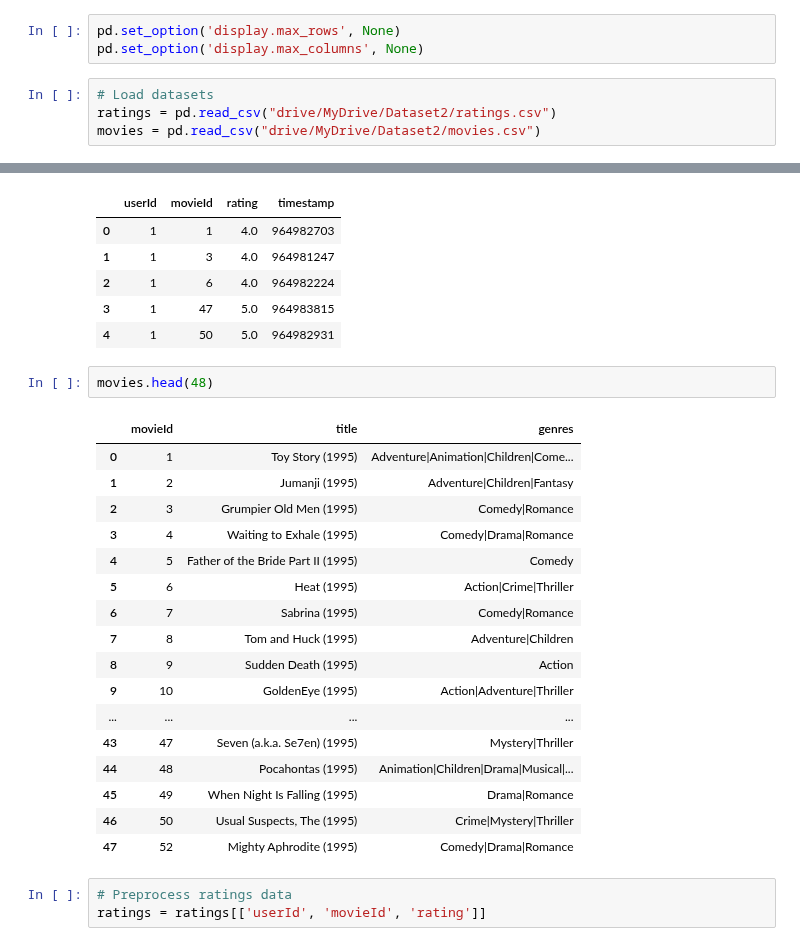
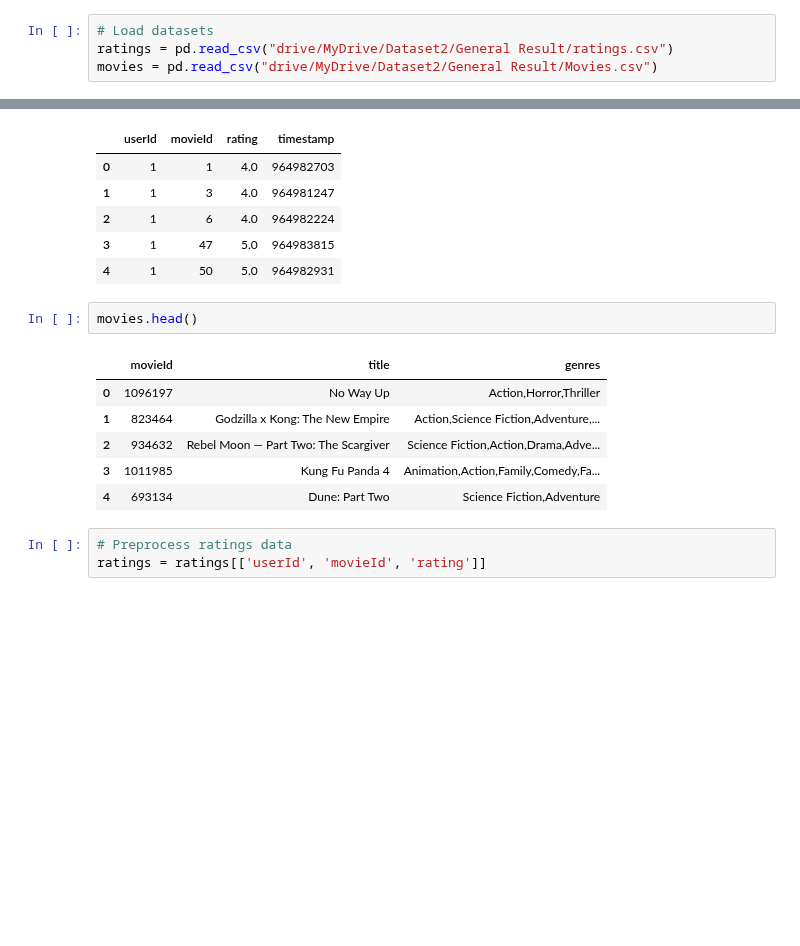
Before and after one commit to mohammed21kamall/Graduation-Project, a Jupyter notebook: Model AI/Collabirative Filtering/Collaborative_Filtering.ipynb, the cells around one changed output, grey strips where cells are left out. Saved outputs shown, nothing was run; the diff lists cells and outputs as text; blank space fills up the shorter version.

```diff
--- a/Model AI/Collabirative Filtering/Collaborative_Filtering.ipynb
+++ b/Model AI/Collabirative Filtering/Collaborative_Filtering.ipynb
@@ -10,11 +9,8 @@ from sklearn.neighbors import NearestNeighbors
 warnings.filterwarnings('ignore')
-# %%
-pd.set_option('display.max_rows', None)
-pd.set_option('display.max_columns', None)
 # %%
 # Load datasets
-ratings = pd.read_csv("drive/MyDrive/Dataset2/ratings.csv")
-movies = pd.read_csv("drive/MyDrive/Dataset2/movies.csv")
+ratings = pd.read_csv("drive/MyDrive/Dataset2/General Result/ratings.csv")
+movies = pd.read_csv("drive/MyDrive/Dataset2/General Result/Movies.csv")
 # %%
 ratings.head()
 # %% [output]
@@ -25,25 +21,14 @@ ratings.head()
 | 3 | 1 | 47 | 5.0 | 964983815 |
 | 4 | 1 | 50 | 5.0 | 964982931 |
 # %%
-movies.head(48)
+movies.head()
 # %% [output]
 |  | movieId | title | genres |
-| 0 | 1 | Toy Story (1995) | Adventure|Animation|Children|Come... |
-| 1 | 2 | Jumanji (1995) | Adventure|Children|Fantasy |
-| 2 | 3 | Grumpier Old Men (1995) | Comedy|Romance |
-| 3 | 4 | Waiting to Exhale (1995) | Comedy|Drama|Romance |
-| 4 | 5 | Father of the Bride Part II (1995) | Comedy |
-| 5 | 6 | Heat (1995) | Action|Crime|Thriller |
-| 6 | 7 | Sabrina (1995) | Comedy|Romance |
-| 7 | 8 | Tom and Huck (1995) | Adventure|Children |
-| 8 | 9 | Sudden Death (1995) | Action |
-| 9 | 10 | GoldenEye (1995) | Action|Adventure|Thriller |
-| ... | ... | ... | ... |
-| 43 | 47 | Seven (a.k.a. Se7en) (1995) | Mystery|Thriller |
-| 44 | 48 | Pocahontas (1995) | Animation|Children|Drama|Musical|... |
-| 45 | 49 | When Night Is Falling (1995) | Drama|Romance |
-| 46 | 50 | Usual Suspects, The (1995) | Crime|Mystery|Thriller |
-| 47 | 52 | Mighty Aphrodite (1995) | Comedy|Drama|Romance |
+| 0 | 1096197 | No Way Up | Action,Horror,Thriller |
+| 1 | 823464 | Godzilla x Kong: The New Empire | Action,Science Fiction,Adventure,... |
+| 2 | 934632 | Rebel Moon — Part Two: The Scargiver | Science Fiction,Action,Drama,Adve... |
+| 3 | 1011985 | Kung Fu Panda 4 | Animation,Action,Family,Comedy,Fa... |
+| 4 | 693134 | Dune: Part Two | Science Fiction,Adventure |
 # %%
 # Preprocess ratings data
 ratings = ratings[['userId', 'movieId', 'rating']]
```
Also changed, not shown: parts of 10 cells of this notebook.
